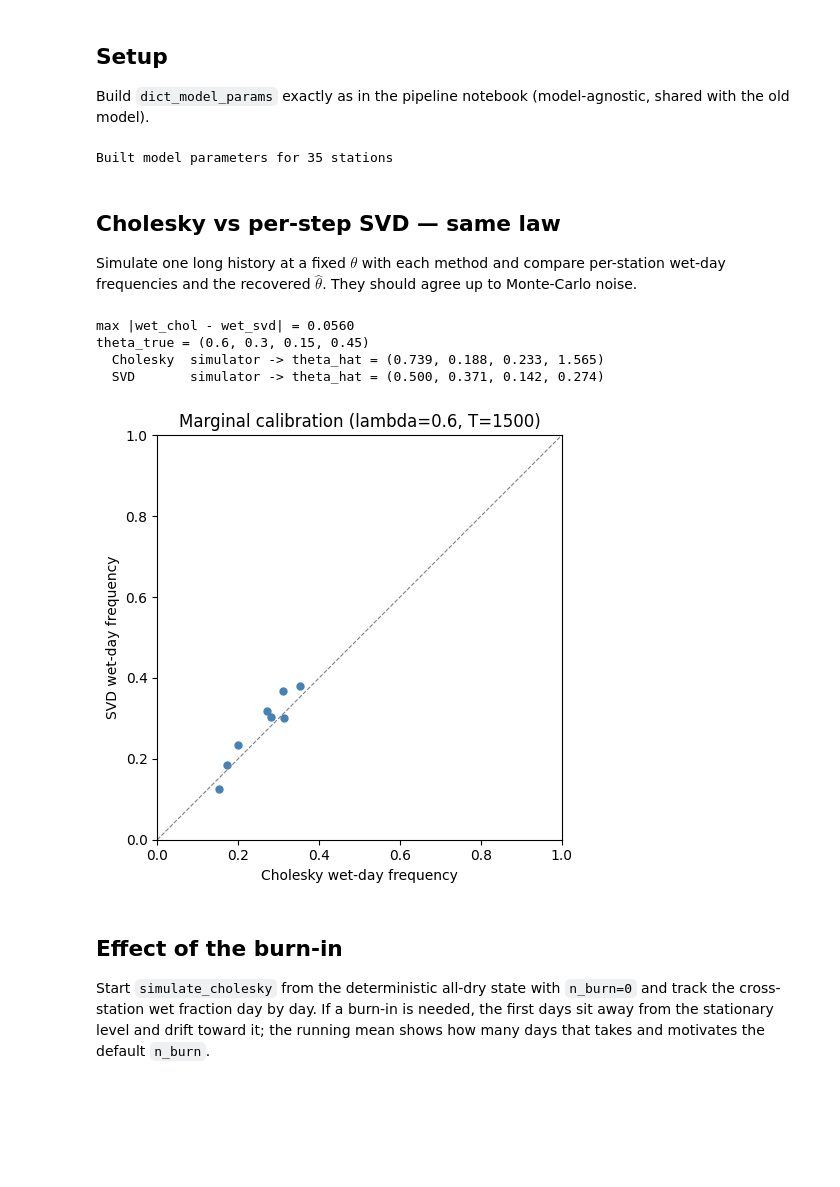
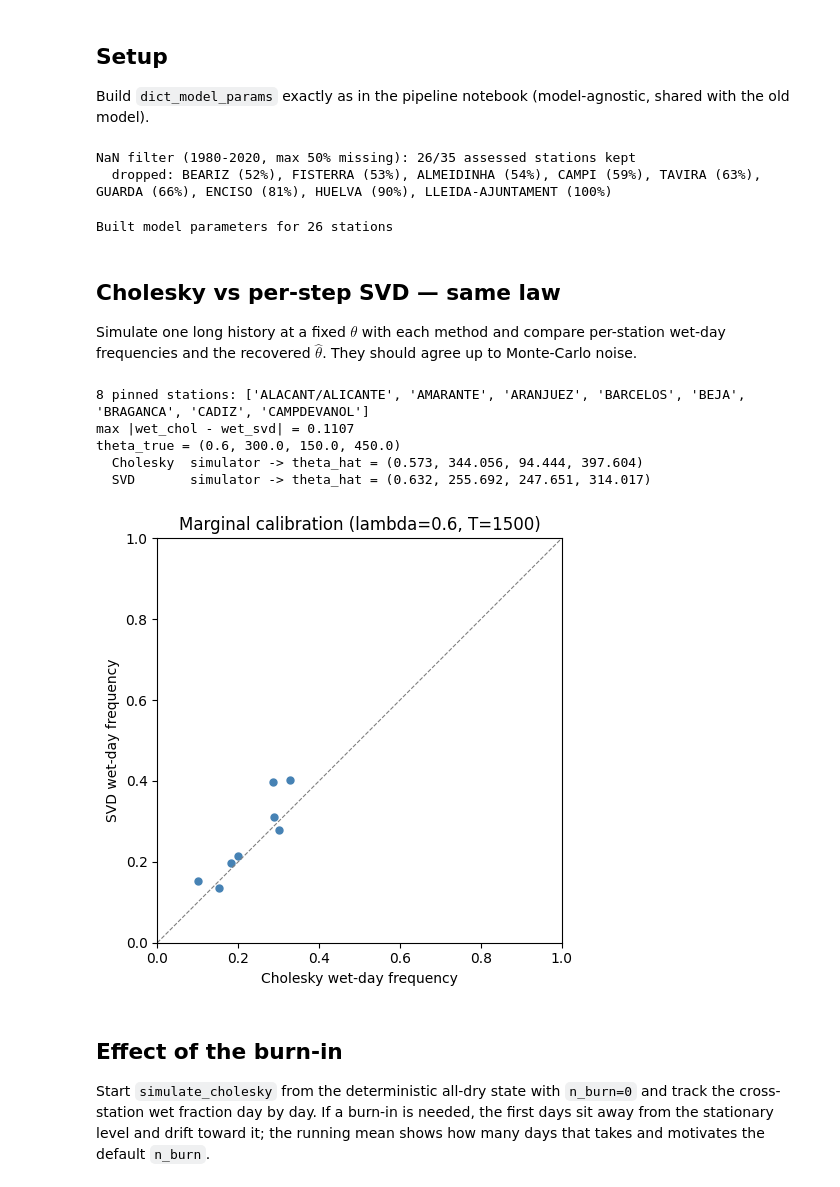
Before and after one commit to antoinedoize/rainfall_occurrence_BMCD, a Jupyter notebook: spatial_bmcd/tests_simulation_methods.ipynb, the cells around one changed output. Drawn from its saved outputs; the diff is of its cells as text; code cells hidden in the pictures; blank space fills up the shorter version.

Commit message:
spatial-bmcd commit

```diff
--- a/spatial_bmcd/tests_simulation_methods.ipynb
+++ b/spatial_bmcd/tests_simulation_methods.ipynb
@@ -56,6 +58,19 @@ df_fit_wet = pd.read_csv(fit_folder / "wet_spell_fit_mixt_geomresult_fit_paramet
 df_fit_dry["city"] = df_fit_dry["data_source"].map(lambda s: s.split()[0])
 df_fit_dry["season"] = df_fit_dry["data_source"].map(lambda s: s.split()[-1])
 
+# Station set, settled in two passes: how incomplete a station is can only be
+# read from the raw record, so a provisional set says which files to load,
+# filter_stations_by_nan_fraction drops the stations missing more than
+# MAX_NAN_FRACTION_STATION of the window (see spatial_bmcd/config_spatial.py),
+# and the second pass is the definitive set. Only the load touches the disk.
+df_fit_dry_sub, df_fit_wet_sub = prepare_station_fit_table(
+    df_fit_dry, df_fit_wet, stations_used, countries=["PT", "ES"], season="spring",
+)
+dfs_by_city = load_all_station_rr(
+    config.ECAD_RAW_DIR, stations_to_get=sorted(df_fit_dry_sub["city"]), verbose=False,
+)
+stations_used = filter_stations_by_nan_fraction(stations_used, dfs_by_city)
+
 df_fit_dry_sub, df_fit_wet_sub = prepare_station_fit_table(
     df_fit_dry, df_fit_wet, stations_used, countries=["PT", "ES"], season="spring",
 )
@@ -64,50 +79,66 @@ dict_model_params = build_dict_model_params(
 )
 print(f"Built model parameters for {len(dict_model_params)} stations")
 # %% [output]
-Built model parameters for 35 stations
+NaN filter (1980-2020, max 50% missing): 26/35 assessed stations kept
+  dropped: BEARIZ (52%), FISTERRA (53%), ALMEIDINHA (54%), CAMPI (59%), TAVIRA (63%), GUARDA (66%), ENCISO (81%), HUELVA (90%), LLEIDA-AJUNTAMENT (100%)
+Built model parameters for 26 stations
 # %% [markdown]
 ## Cholesky vs per-step SVD — same law
 
 Simulate one long history at a fixed $\theta$ with each method and compare per-station wet-day frequencies and the recovered $\hat\theta$. They should agree up to Monte-Carlo noise.
 # %%
-THETA = (0.6, 0.30, 0.15, 0.45)   # (lambda, sigma_wc, sigma_w0, sigma_w1)
-names = sorted(dict_model_params)[:8]
+THETA = (0.6, 300.0, 150.0, 450.0)   # (lambda, sigma_wc, sigma_w0, sigma_w1), ranges in km
+
+# The J=8 subset is pinned by name rather than taken as sorted(...)[:8]: the
+# alphabetical head moves whenever the station set moves (MAX_NAN_FRACTION_STATION,
+# the country list, a new ECAD extraction), which would silently re-anchor this
+# comparison and the consistency study of tests_parameter_estimation.ipynb to a
+# different geometry between two runs. Pinning keeps successive runs comparable.
+names = [
+    "ALACANT/ALICANTE", "AMARANTE", "ARANJUEZ", "BARCELOS",
+    "BEJA", "BRAGANCA", "CADIZ", "CAMPDEVANOL",
+]
+missing = [c for c in names if c not in dict_model_params]
+if missing:
+    raise KeyError(f"pinned simulation stations absent from dict_model_params: {missing}")
 params = {c: dict_model_params[c] for c in names}
 T = 1500
 
 # Cholesky simulator (the pipeline's method), with burn-in.
 h_chol = simulate_cholesky(THETA, params, n_steps=T, n_burn=500, station_names=names, seed=0)
 
 # per-step SVD simulator (numpy multivariate_normal), no burn-in.
 R0 = np.zeros(len(names), dtype=int)
 D0 = np.ones(len(names), dtype=int)
 h_svd = simulate_history(n_steps=T, R0=R0, D0=D0, theta=THETA,
                          params_by_station=params, station_names=names, seed=0)
 
 wet_chol = h_chol["R"][1:].mean(axis=0)
 wet_svd = h_svd["R"][1:].mean(axis=0)
 
 fig, ax = plt.subplots(figsize=(5, 5))
 ax.plot([0, 1], [0, 1], "--", color="grey", lw=0.8)
 ax.scatter(wet_chol, wet_svd, s=25, color="steelblue")
 ax.set_xlabel("Cholesky wet-day frequency"); ax.set_ylabel("SVD wet-day frequency")
 ax.set_aspect("equal"); ax.set_xlim(0, 1); ax.set_ylim(0, 1)
 ax.set_title(f"Marginal calibration (lambda={THETA[0]}, T={T})")
 plt.tight_layout()
 
 r_chol = mle_theta_pairwise(h_chol, params, vectorized=True)["theta_hat"]
 r_svd = mle_theta_pairwise(h_svd, params, vectorized=True)["theta_hat"]
 fmt = lambda t: f"({t['lam']:.3f}, {t['sigma_wc']:.3f}, {t['sigma_w0']:.3f}, {t['sigma_w1']:.3f})"
+print(f"{len(names)} pinned stations: {names}")
 print(f"max |wet_chol - wet_svd| = {np.abs(wet_chol - wet_svd).max():.4f}")
 print(f"theta_true = {THETA}")
 print(f"  Cholesky  simulator -> theta_hat = {fmt(r_chol)}")
 print(f"  SVD       simulator -> theta_hat = {fmt(r_svd)}")
 # %% [output]
-max |wet_chol - wet_svd| = 0.0560
-theta_true = (0.6, 0.3, 0.15, 0.45)
-  Cholesky  simulator -> theta_hat = (0.739, 0.188, 0.233, 1.565)
-  SVD       simulator -> theta_hat = (0.500, 0.371, 0.142, 0.274)
+8 pinned stations: ['ALACANT/ALICANTE', 'AMARANTE', 'ARANJUEZ', 'BARCELOS', 'BEJA', 'BRAGANCA', 'CADIZ', 'CAMPDEVANOL']
+max |wet_chol - wet_svd| = 0.1107
+theta_true = (0.6, 300.0, 150.0, 450.0)
+  Cholesky  simulator -> theta_hat = (0.573, 344.056, 94.444, 397.604)
+  SVD       simulator -> theta_hat = (0.632, 255.692, 247.651, 314.017)
-[figure, old version]
+[figure, new version]
 # %% [markdown]
 ## Effect of the burn-in
 
```
Also changed, not shown: parts of 2 cells of this notebook, 8 other files.
